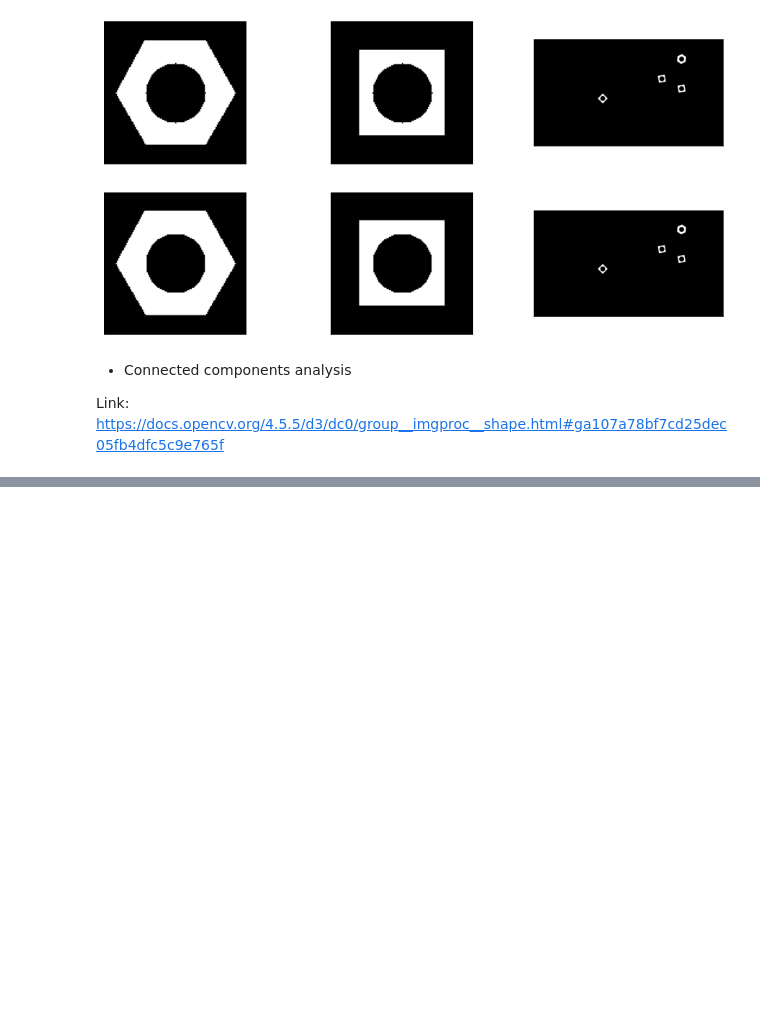
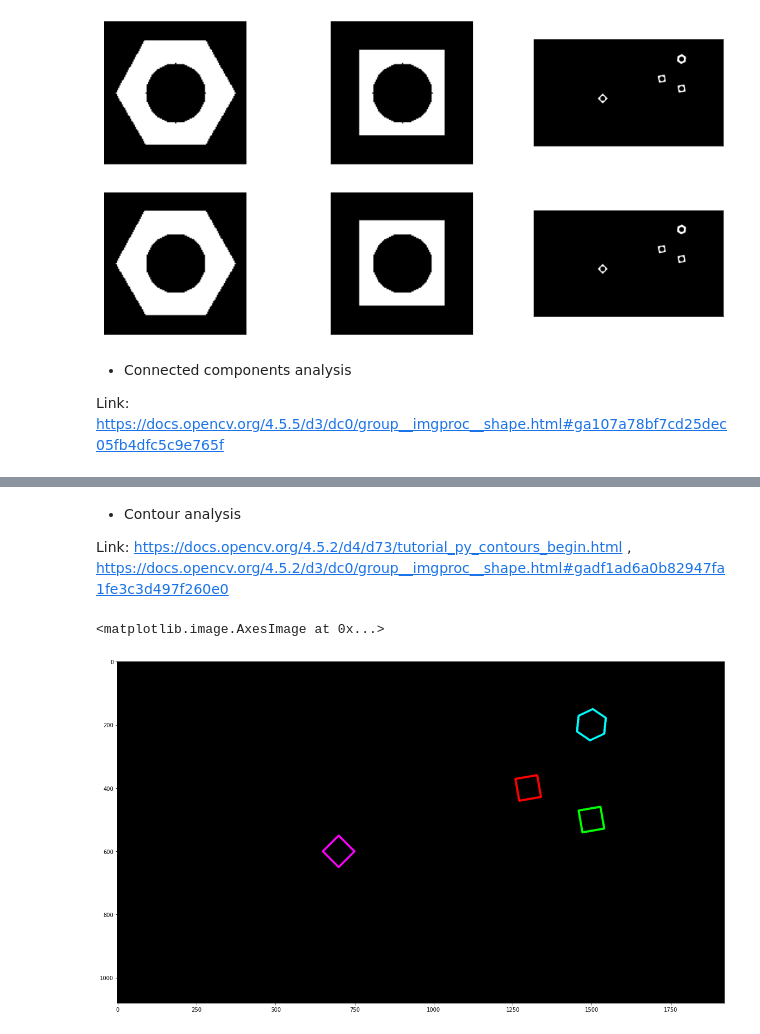
Before and after one commit to dulmi-99/Image-Processing-and-Machine-Vision, a Jupyter notebook: Assignments/Assignment 3/190107T_a03.ipynb, the cells around one changed output, grey strips where cells are left out. Drawn from its saved outputs; the diff is of its cells as text; code cells hidden in the pictures; blank space fills up the shorter version.

Commit message:
contour analysis

```diff
--- a/Assignments/Assignment 3/190107T_a03.ipynb
+++ b/Assignments/Assignment 3/190107T_a03.ipynb
@@ -200,0 +198,17 @@ Statistics:
+# %% [markdown]
+* Contour analysis
+
+Link: https://docs.opencv.org/4.5.2/d4/d73/tutorial_py_contours_begin.html , https://docs.opencv.org/4.5.2/d3/dc0/group__imgproc__shape.html#gadf1ad6a0b82947fa1fe3c3d497f260e0
+# %%
+contours, hierarchy = cv.findContours(closing_conveyor, cv.RETR_EXTERNAL, cv.CHAIN_APPROX_NONE)
+black_im = np.zeros((closing_conveyor.shape[0],closing_conveyor.shape[1],3),dtype=np.uint8)
+cv.drawContours(black_im, contours, 0,(255,0,255),5)
+cv.drawContours(black_im, contours, 1,(0,255,0),5)
+cv.drawContours(black_im, contours, 2,(0,0,255),5)
+cv.drawContours(black_im, contours, 3,(255,255,0),5)
+
+fig, ax = plt. subplots(figsize = (20,30))
+ax.imshow(cv.cvtColor(black_im, cv.COLOR_BGR2RGB))
+# %% [output]
+<matplotlib.image.AxesImage at 0x...>
+[figure, added]
```
Also changed, not shown: parts of 3 cells of this notebook.
